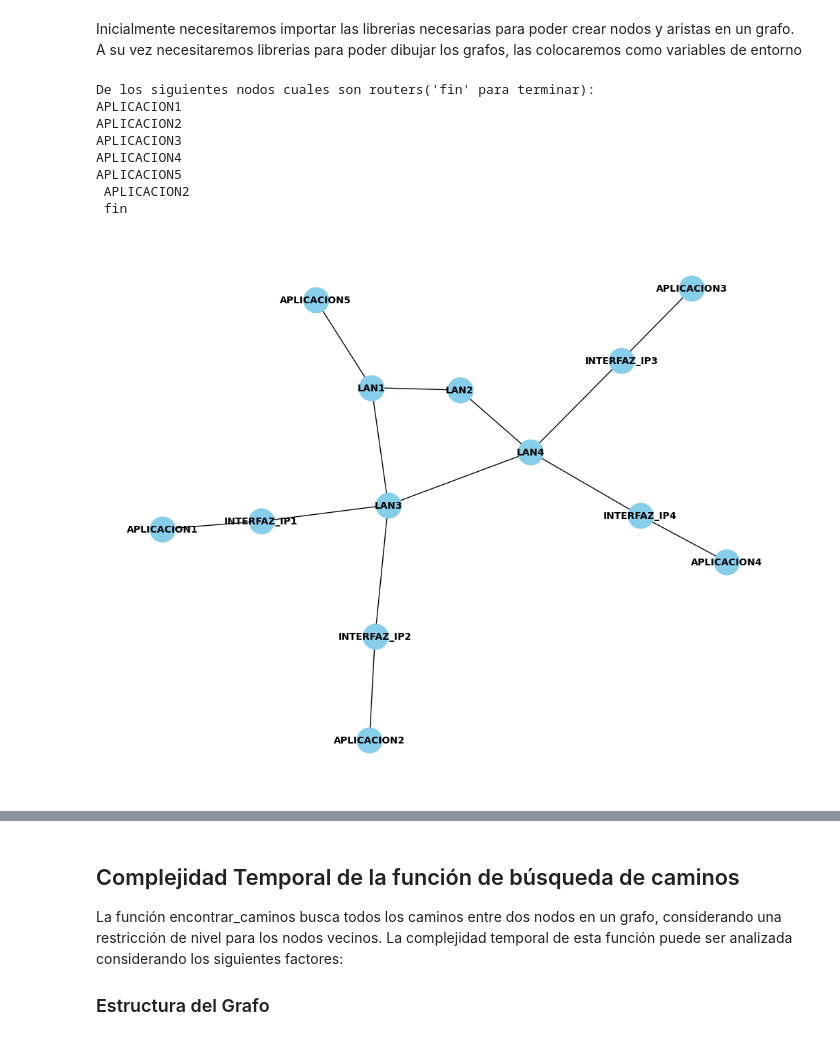
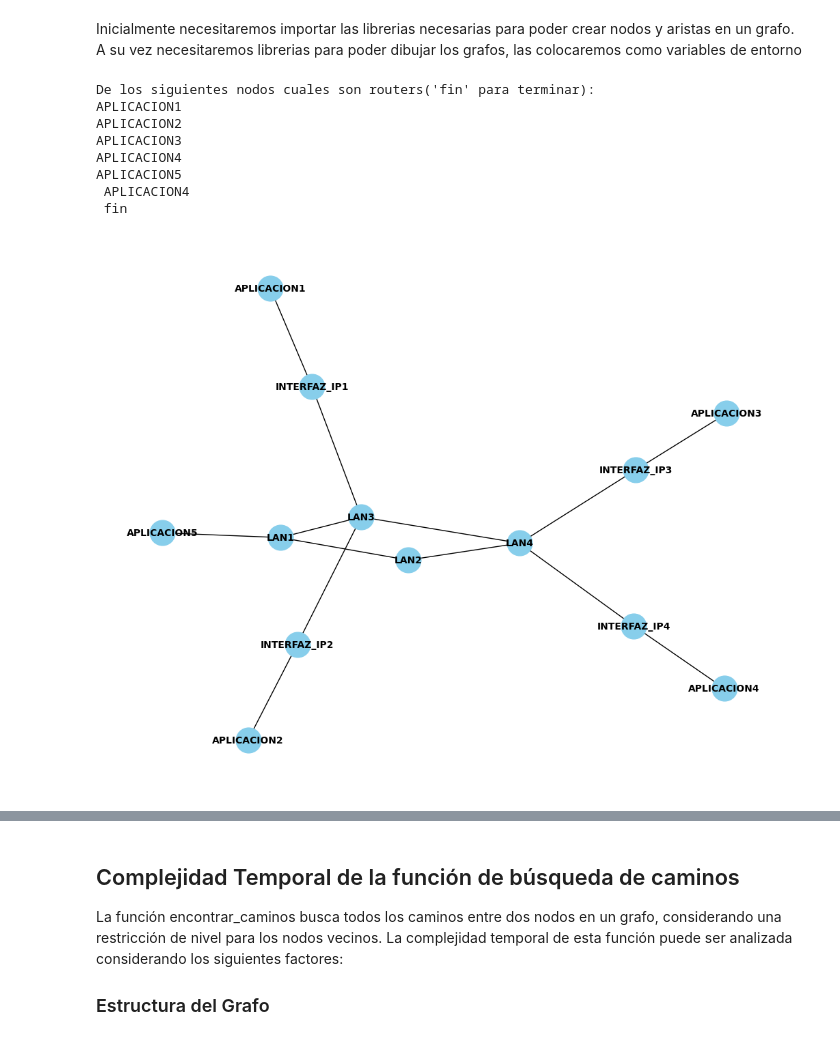
Before and after one commit to Aaronre4/Seguridad-por-Dise-o-en-Infraestructuras-de-Redes-IT, a Jupyter notebook: TFG.ipynb, the cells around one changed output, grey strips where cells are left out. Cells and saved outputs as stored; diff of their text form; code cells hidden in the pictures.

```diff
--- a/TFG.ipynb
+++ b/TFG.ipynb
@@ -318,37 +318,37 @@ for node,atributos in G.nodes(data=True):
         G.nodes[node]['nivel3'] = True
         G.nodes[node]['nivel4'] = True
 
     if node.startswith("APLICACION") and 'ip_forward' not in atributos:
         G.nodes[node]['ip_forward'] = False
         G.nodes[node]['nivel2'] = False
         G.nodes[node]['nivel3'] = False
         G.nodes[node]['nivel4'] = True
 
     if node.startswith("LAN"):
         G.nodes[node]['nivel2'] = True
         G.nodes[node]['nivel3'] = True
         G.nodes[node]['nivel4'] = True
 
     if node.startswith("INTERFAZ_IP"):
         G.nodes[node]['nivel2'] = False
         G.nodes[node]['nivel3'] = True
         G.nodes[node]['nivel4'] = True
 
 # Dibujar el grafo para verificar que se ha creado correctamente
 plt.figure(figsize=(10, 8))
-pos = nx.spring_layout(F)  # Posición de los nodos para la visualización
-nx.draw(F, pos, with_labels=True, node_size=700, node_color="skyblue", font_size=10, font_color="black", font_weight="bold")
+pos = nx.spring_layout(G)  # Posición de los nodos para la visualización
+nx.draw(G, pos, with_labels=True, node_size=700, node_color="skyblue", font_size=10, font_color="black", font_weight="bold")
 plt.show()
 # %% [output]
 De los siguientes nodos cuales son routers('fin' para terminar):
 APLICACION1
 APLICACION2
 APLICACION3
 APLICACION4
 APLICACION5
- APLICACION2
+ APLICACION4
  fin
-[figure, old version]
+[figure, new version]
 # %%
 G = nx.Graph()
 #pos = nx.tree_layout(G)
```
Also changed, not shown: parts of 8 cells of this notebook.
